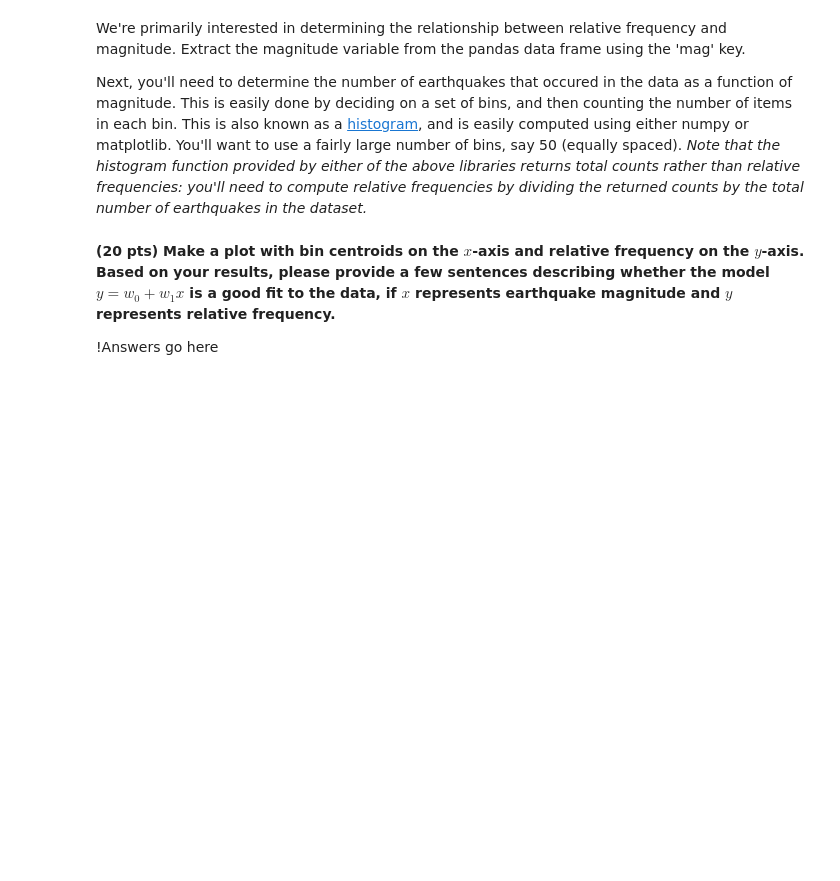
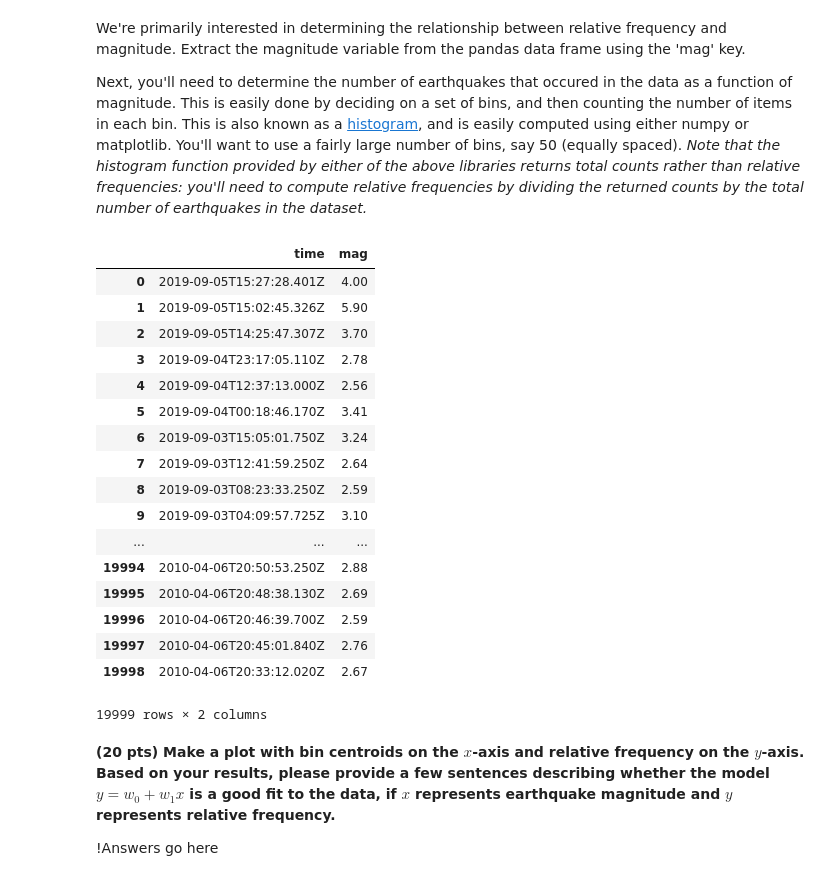
Before and after one commit to UM-CSCI-447-547-Fall-2019/homework-1-papermachine, a Jupyter notebook: Homework-1.ipynb, the cells around one changed output. Drawn from its saved outputs; the diff is of its cells as text; code cells hidden in the pictures; blank space fills up the shorter version.

Commit message:
less time

```diff
--- a/Homework-1.ipynb
+++ b/Homework-1.ipynb
@@ -60,3 +59,25 @@ get
+# %%
+magnitudeframe = pnw_quakes.get(['time','mag'])
+magnitudeframe
+# %% [output]
+|  | time | mag |
+| 0 | 2019-09-05T15:27:28.401Z | 4.00 |
+| 1 | 2019-09-05T15:02:45.326Z | 5.90 |
+| 2 | 2019-09-05T14:25:47.307Z | 3.70 |
+| 3 | 2019-09-04T23:17:05.110Z | 2.78 |
+| 4 | 2019-09-04T12:37:13.000Z | 2.56 |
+| 5 | 2019-09-04T00:18:46.170Z | 3.41 |
+| 6 | 2019-09-03T15:05:01.750Z | 3.24 |
+| 7 | 2019-09-03T12:41:59.250Z | 2.64 |
+| 8 | 2019-09-03T08:23:33.250Z | 2.59 |
+| 9 | 2019-09-03T04:09:57.725Z | 3.10 |
+| ... | ... | ... |
+| 19994 | 2010-04-06T20:50:53.250Z | 2.88 |
+| 19995 | 2010-04-06T20:48:38.130Z | 2.69 |
+| 19996 | 2010-04-06T20:46:39.700Z | 2.59 |
+| 19997 | 2010-04-06T20:45:01.840Z | 2.76 |
+| 19998 | 2010-04-06T20:33:12.020Z | 2.67 |
+19999 rows × 2 columns
 # %% [markdown]
 **(20 pts) Make a plot with bin centroids on the $x$-axis and relative frequency on the $y$-axis.  Based on your results, please provide a few sentences describing whether the model $y = w_0 + w_1 x$ is a good fit to the data, if $x$ represents earthquake magnitude and $y$ represents relative frequency.**
 
```
Also changed, not shown: parts of 2 cells of this notebook.
